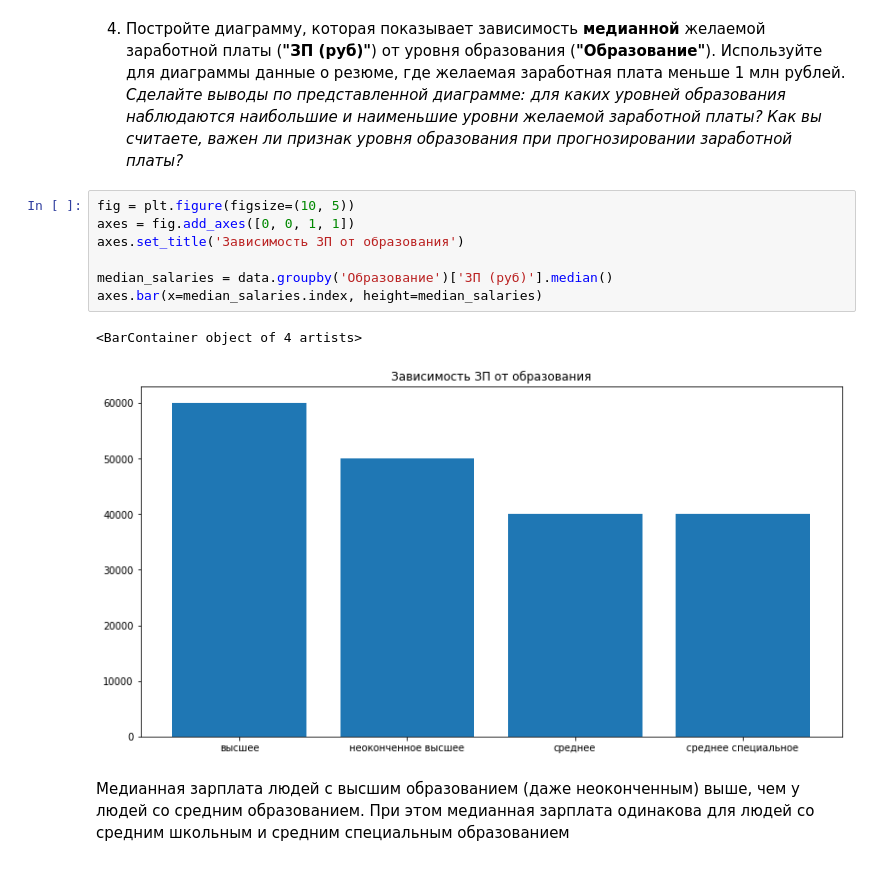
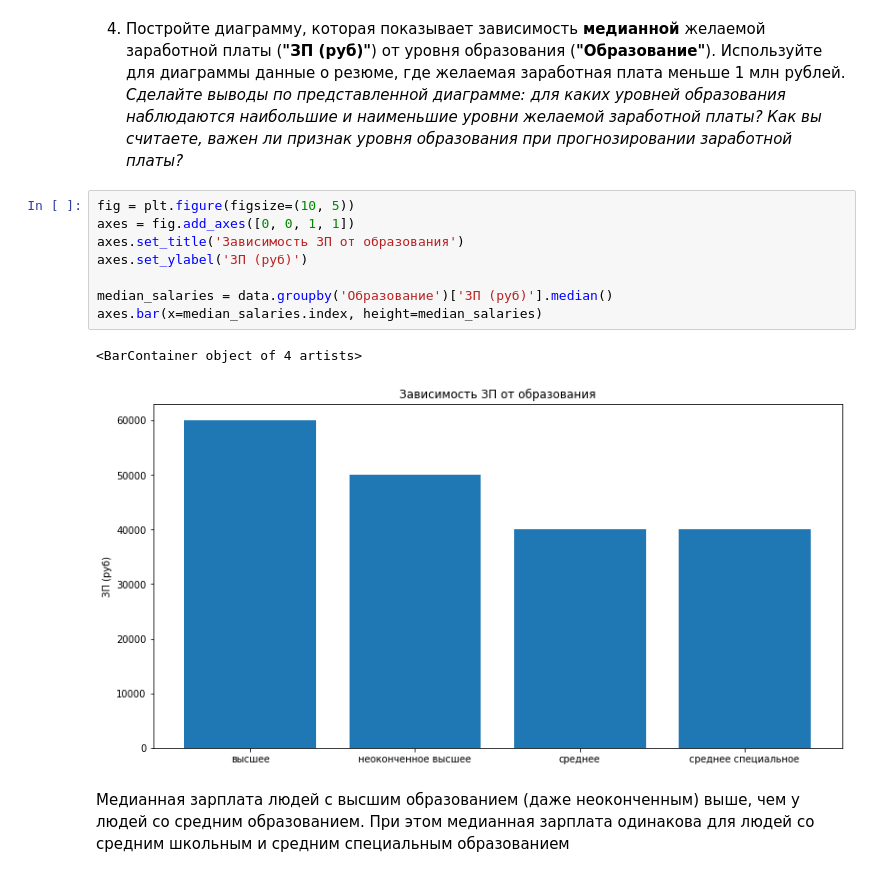
Before and after one commit to nikkimontoya/data_science_project_1, a Jupyter notebook: Project 1.ipynb, the cells around one changed output. Saved outputs shown, nothing was run; the diff lists cells and outputs as text.

```diff
--- a/Project 1.ipynb
+++ b/Project 1.ipynb
@@ -441,13 +452,14 @@ data[data['ЗП (руб)'] > 1000000].shape[0]
 # %%
 fig = plt.figure(figsize=(10, 5))
 axes = fig.add_axes([0, 0, 1, 1])
 axes.set_title('Зависимость ЗП от образования')
+axes.set_ylabel('ЗП (руб)')
 
 median_salaries = data.groupby('Образование')['ЗП (руб)'].median()
 axes.bar(x=median_salaries.index, height=median_salaries)
 # %% [output]
 <BarContainer object of 4 artists>
-[figure, old version]
+[figure, new version]
 # %% [markdown]
 Медианная зарплата людей с высшим образованием (даже неоконченным) выше, чем у людей со средним образованием. При этом медианная зарплата одинакова для людей со средним школьным и средним специальным образованием
 # %% [markdown]
```
Also changed, not shown: parts of 4 cells of this notebook.
